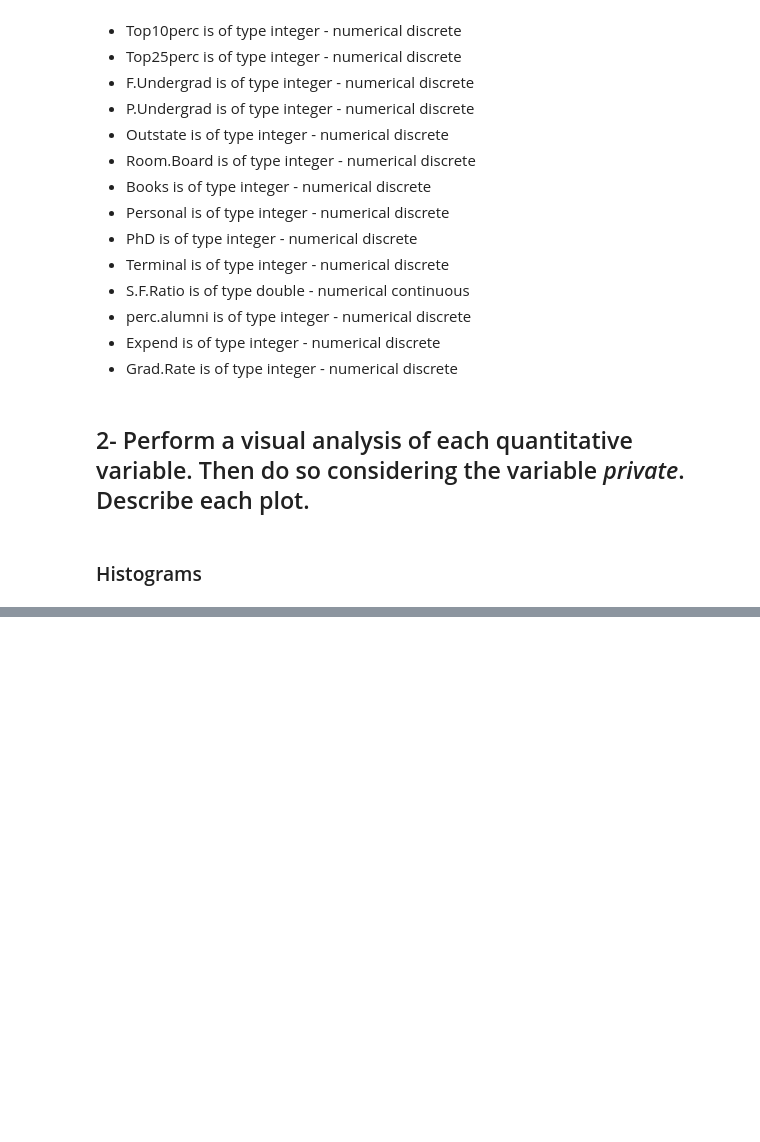
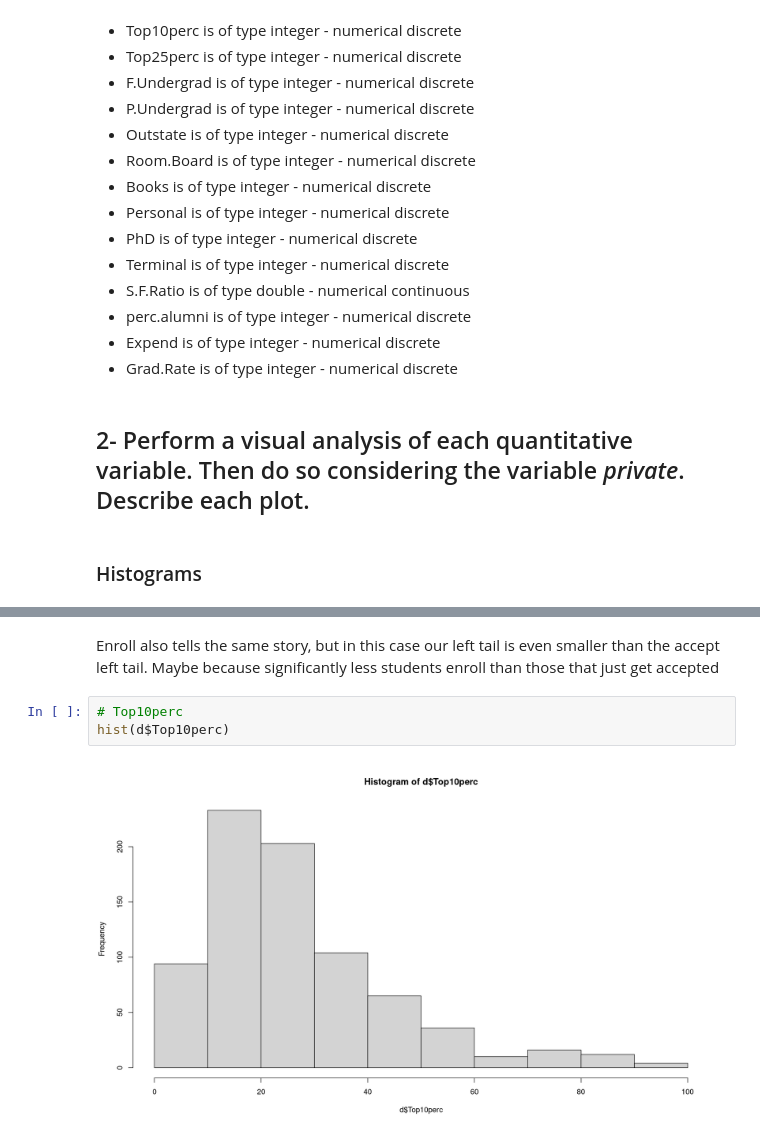
Before and after one commit to dreth/UC3MMultivariateAnalysis, a Jupyter notebook: Topic 1/Exercise 1/Exercise_1.ipynb, the cells around one changed output, grey strips where cells are left out. Drawn from its saved outputs; the diff is of its cells as text; blank space fills up the shorter version.

```diff
--- a/Topic 1/Exercise 1/Exercise_1.ipynb
+++ b/Topic 1/Exercise 1/Exercise_1.ipynb
@@ -60,0 +82,7 @@ hist(d$Apps)
+# %% [markdown]
+Enroll also tells the same story, but in this case our left tail is even smaller than the accept left tail. Maybe because significantly less students enroll than those that just get accepted
+# %%
+# Top10perc
+hist(d$Top10perc)
+# %% [output]
+[figure, added]
```
Also changed, not shown: parts of 38 cells of this notebook.
